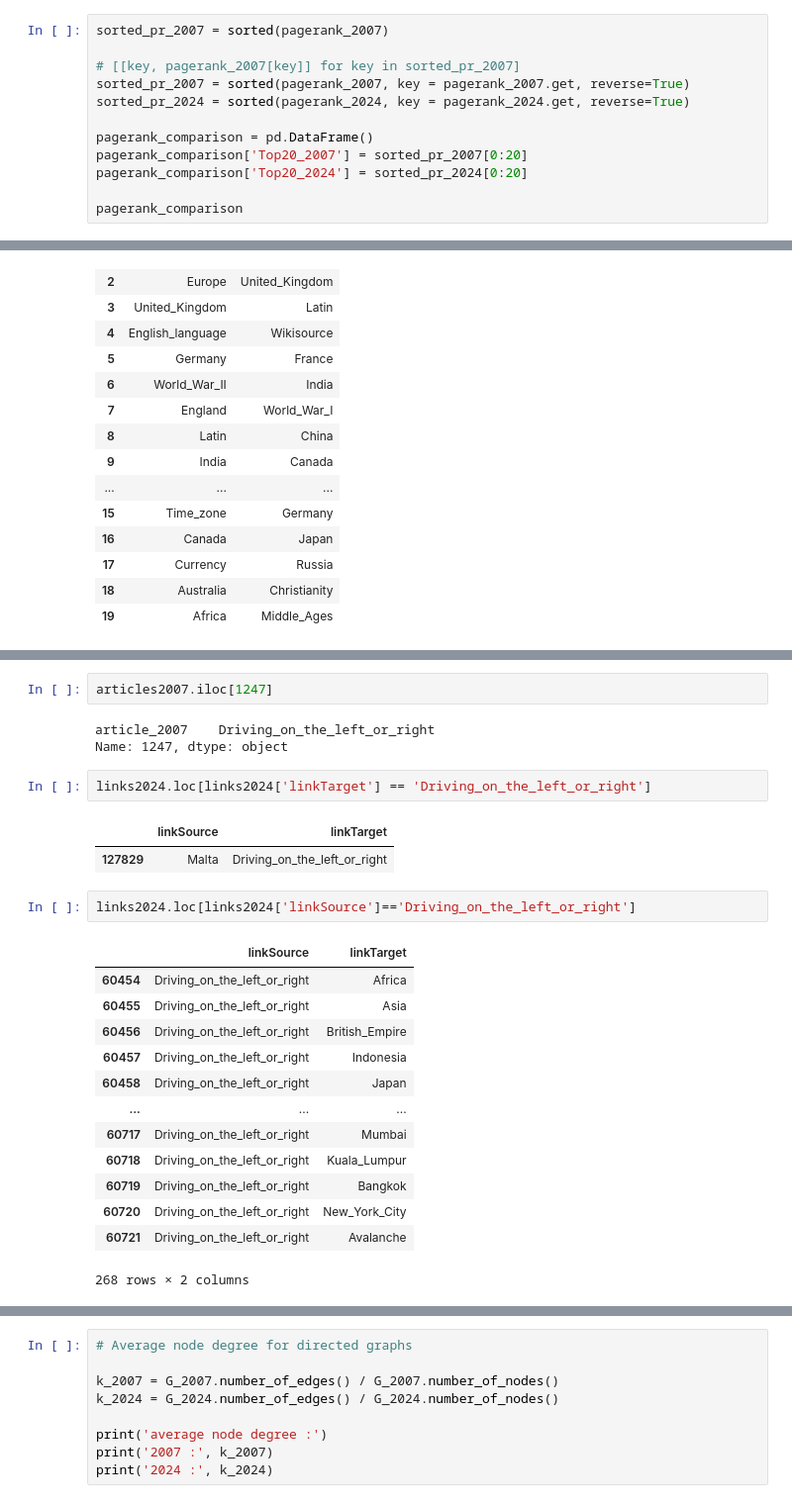
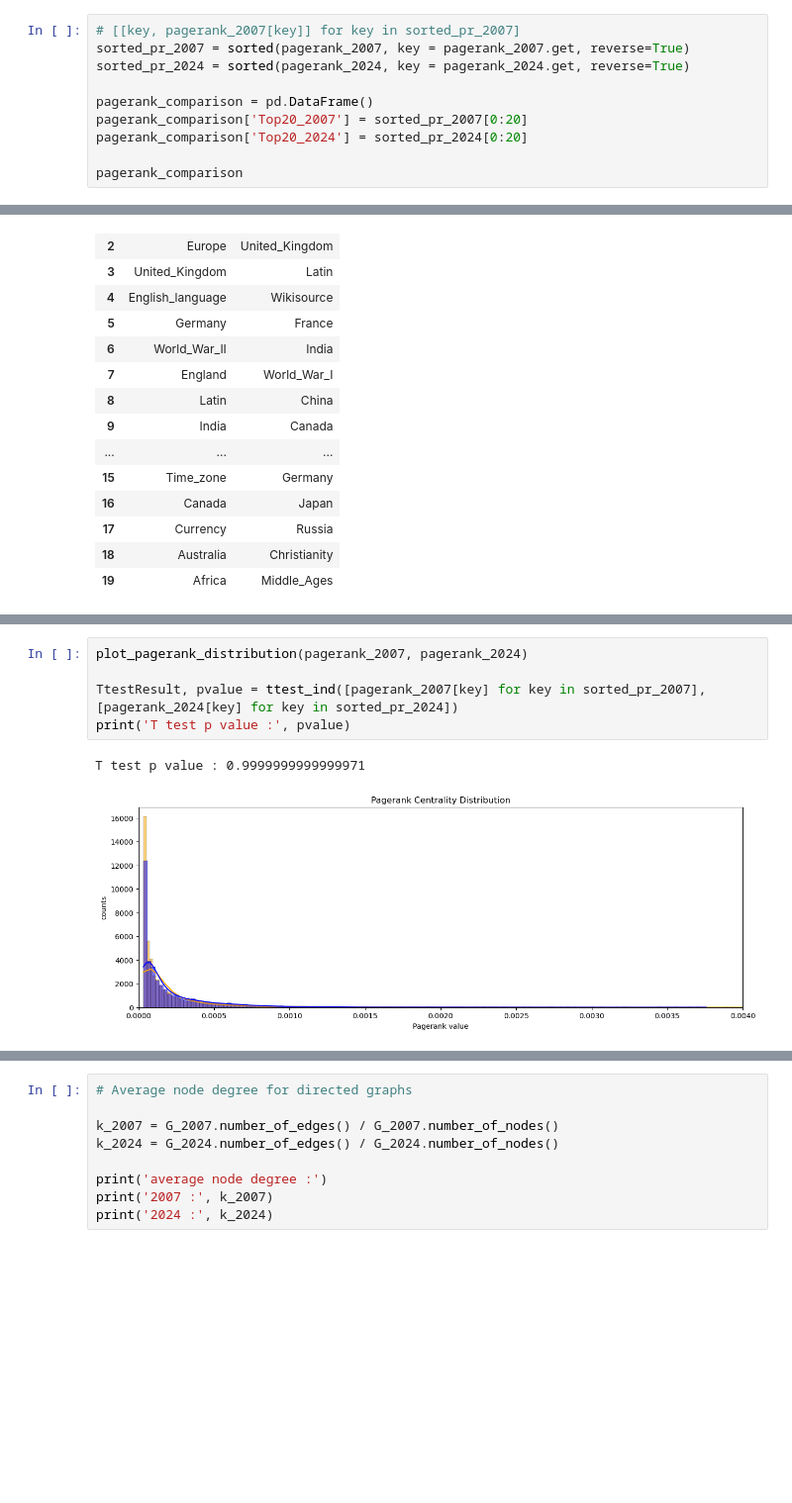
Before and after one commit to epfl-ada/ada-2024-project-outlier-1, a Jupyter notebook: results.ipynb, the cells around one changed output, grey strips where cells are left out. Shown at 99% size. Drawn from its saved outputs; the diff is of its cells as text; blank space fills up the shorter version.

```diff
--- a/results.ipynb
+++ b/results.ipynb
@@ -983,8 +985,6 @@ fig.show()
 pagerank_2007 = nx.pagerank(G_2007)
 pagerank_2024 = nx.pagerank(G_2024)
 # %%
-sorted_pr_2007 = sorted(pagerank_2007)
-
 # [[key, pagerank_2007[key]] for key in sorted_pr_2007]
 sorted_pr_2007 = sorted(pagerank_2007, key = pagerank_2007.get, reverse=True)
 sorted_pr_2024 = sorted(pagerank_2024, key = pagerank_2024.get, reverse=True)
@@ -1036,26 +1015,8 @@ plotting_difference_heatmap(spm_2007,spm_2024)
-# %%
-articles2007.iloc[1247]
-# %% [output]
-article_2007    Driving_on_the_left_or_right
-Name: 1247, dtype: object
-# %%
-links2024.loc[links2024['linkTarget'] == 'Driving_on_the_left_or_right']
-# %% [output]
-|  | linkSource | linkTarget |
-| 127829 | Malta | Driving_on_the_left_or_right |
-# %%
-links2024.loc[links2024['linkSource']=='Driving_on_the_left_or_right']
-# %% [output]
-|  | linkSource | linkTarget |
-| 60454 | Driving_on_the_left_or_right | Africa |
-| 60455 | Driving_on_the_left_or_right | Asia |
-| 60456 | Driving_on_the_left_or_right | British_Empire |
-| 60457 | Driving_on_the_left_or_right | Indonesia |
-| 60458 | Driving_on_the_left_or_right | Japan |
-| ... | ... | ... |
-| 60717 | Driving_on_the_left_or_right | Mumbai |
-| 60718 | Driving_on_the_left_or_right | Kuala_Lumpur |
-| 60719 | Driving_on_the_left_or_right | Bangkok |
-| 60720 | Driving_on_the_left_or_right | New_York_City |
-| 60721 | Driving_on_the_left_or_right | Avalanche |
-268 rows × 2 columns
+# %%
+plot_pagerank_distribution(pagerank_2007, pagerank_2024)
+
+TtestResult, pvalue = ttest_ind([pagerank_2007[key] for key in sorted_pr_2007], [pagerank_2024[key] for key in sorted_pr_2024])
+print('T test p value :', pvalue)
+# %% [output]
+T test p value : 0.9999999999999971
+[figure, added]
```
Also changed, not shown: parts of 32 cells of this notebook, 1 other file.
